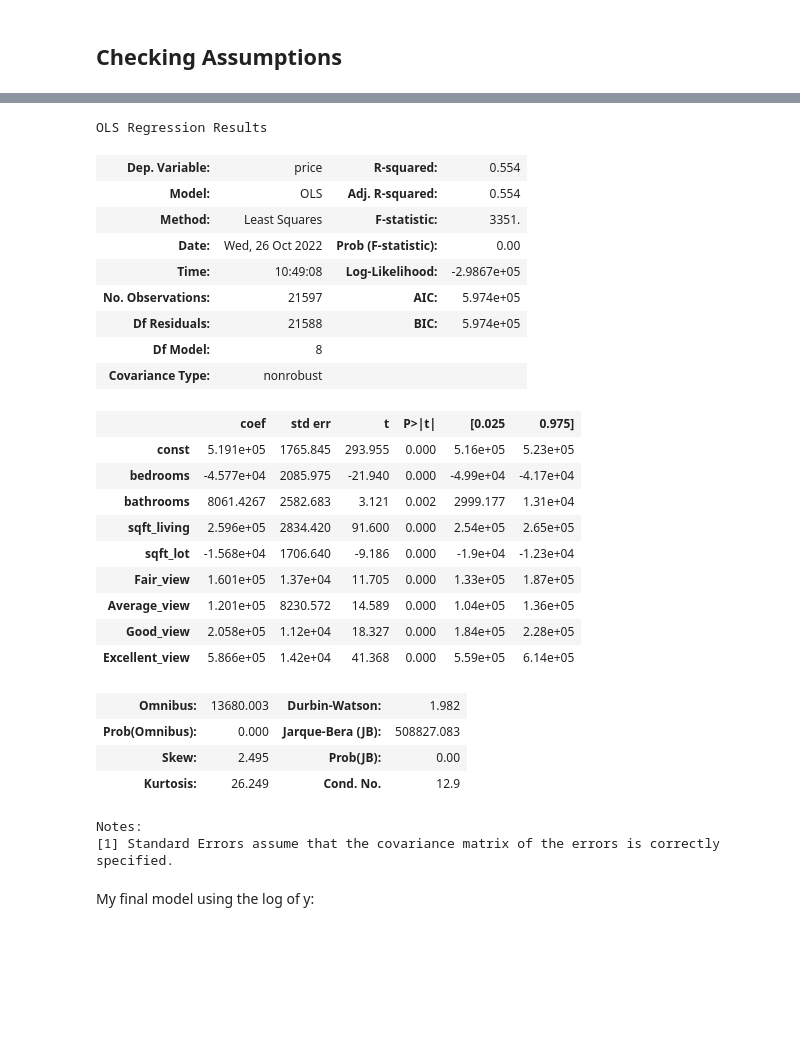
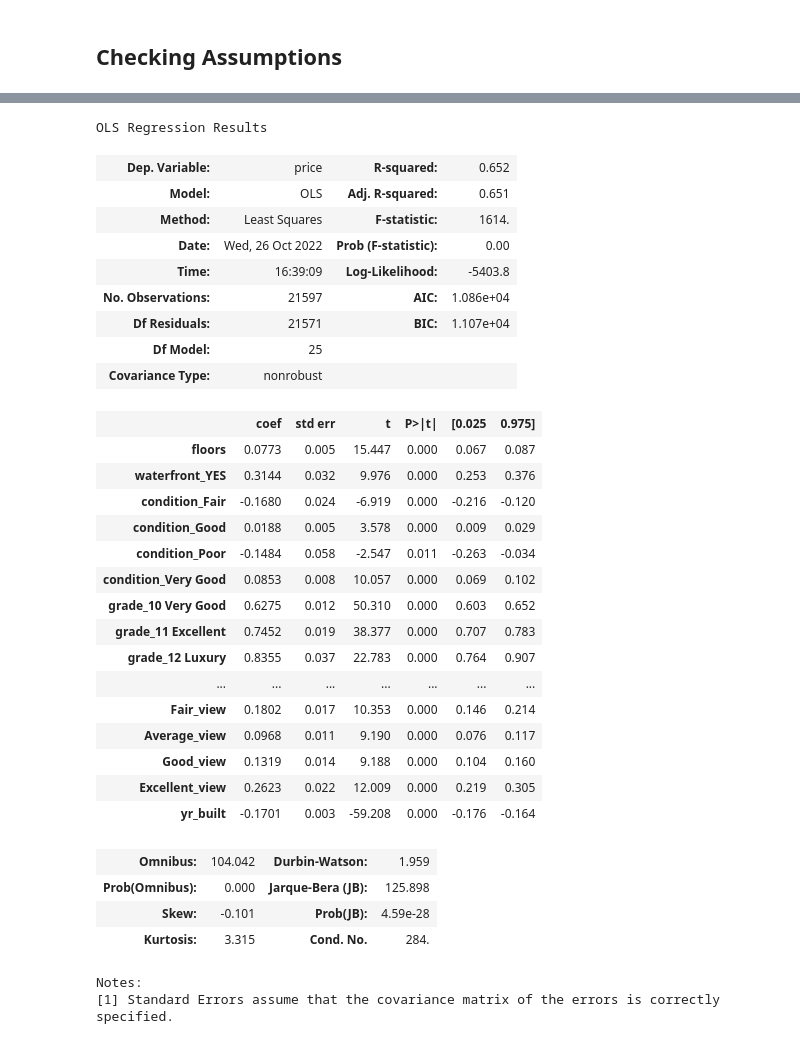
Before and after one commit to DrewFHolcombe/Housing-Sales-Analysis, a Jupyter notebook: Scratch Code/Drew.ipynb, the cells around one changed output, grey strips where cells are left out. Drawn from its saved outputs; the diff is of its cells as text; code cells hidden in the pictures; blank space fills up the shorter version.

```diff
--- a/Scratch Code/Drew.ipynb
+++ b/Scratch Code/Drew.ipynb
@@ -317,2 +911,2 @@ view_dummies
 # %%
-x_nums = df.drop(labels=["id","date","price","floors","waterfront","condition","grade","yr_built","view"], axis=1)
+test = x_c_comb.drop(labels="yr_built",axis=1)
@@ -325,4 +913 @@ add_views(x_c)
-# %%
-y = df["price"]
-y_log = np.log(y)
 # %%
@@ -362,31 +950,40 @@ x_c2 = x_c.drop("No_view", axis=1)
+# %%
+yr_scaled = (x_c_comb["yr_built"] - np.mean(x_c_comb["yr_built"])) / np.std(x_c_comb["yr_built"])
+yr_scaled_df = pd.DataFrame(yr_scaled, index=x_c_comb["yr_built"].index)
+# %%
+x_c_comb2 = test.merge(yr_scaled_df,left_index=True, right_index=True)
 # %%
-sm.OLS(y, x_c2).fit().summary()
+sm.OLS(y_log, x_c_comb2).fit().summary()
 # %% [output]
 OLS Regression Results
-| Dep. Variable: | price | R-squared: | 0.554 |
-| Model: | OLS | Adj. R-squared: | 0.554 |
-| Method: | Least Squares | F-statistic: | 3351. |
+| Dep. Variable: | price | R-squared: | 0.652 |
+| Model: | OLS | Adj. R-squared: | 0.651 |
+| Method: | Least Squares | F-statistic: | 1614. |
 | Date: | Wed, 26 Oct 2022 | Prob (F-statistic): | 0.00 |
-| Time: | 10:49:08 | Log-Likelihood: | -2.9867e+05 |
-| No. Observations: | 21597 | AIC: | 5.974e+05 |
-| Df Residuals: | 21588 | BIC: | 5.974e+05 |
-| Df Model: | 8 |  |  |
+| Time: | 16:39:09 | Log-Likelihood: | -5403.8 |
+| No. Observations: | 21597 | AIC: | 1.086e+04 |
+| Df Residuals: | 21571 | BIC: | 1.107e+04 |
+| Df Model: | 25 |  |  |
 | Covariance Type: | nonrobust |  |  |
 |  | coef | std err | t | P>|t| | [0.025 | 0.975] |
-| const | 5.191e+05 | 1765.845 | 293.955 | 0.000 | 5.16e+05 | 5.23e+05 |
-| bedrooms | -4.577e+04 | 2085.975 | -21.940 | 0.000 | -4.99e+04 | -4.17e+04 |
-| bathrooms | 8061.4267 | 2582.683 | 3.121 | 0.002 | 2999.177 | 1.31e+04 |
-| sqft_living | 2.596e+05 | 2834.420 | 91.600 | 0.000 | 2.54e+05 | 2.65e+05 |
-| sqft_lot | -1.568e+04 | 1706.640 | -9.186 | 0.000 | -1.9e+04 | -1.23e+04 |
-| Fair_view | 1.601e+05 | 1.37e+04 | 11.705 | 0.000 | 1.33e+05 | 1.87e+05 |
-| Average_view | 1.201e+05 | 8230.572 | 14.589 | 0.000 | 1.04e+05 | 1.36e+05 |
-| Good_view | 2.058e+05 | 1.12e+04 | 18.327 | 0.000 | 1.84e+05 | 2.28e+05 |
-| Excellent_view | 5.866e+05 | 1.42e+04 | 41.368 | 0.000 | 5.59e+05 | 6.14e+05 |
+| floors | 0.0773 | 0.005 | 15.447 | 0.000 | 0.067 | 0.087 |
+| waterfront_YES | 0.3144 | 0.032 | 9.976 | 0.000 | 0.253 | 0.376 |
+| condition_Fair | -0.1680 | 0.024 | -6.919 | 0.000 | -0.216 | -0.120 |
+| condition_Good | 0.0188 | 0.005 | 3.578 | 0.000 | 0.009 | 0.029 |
+| condition_Poor | -0.1484 | 0.058 | -2.547 | 0.011 | -0.263 | -0.034 |
+| condition_Very Good | 0.0853 | 0.008 | 10.057 | 0.000 | 0.069 | 0.102 |
+| grade_10 Very Good | 0.6275 | 0.012 | 50.310 | 0.000 | 0.603 | 0.652 |
+| grade_11 Excellent | 0.7452 | 0.019 | 38.377 | 0.000 | 0.707 | 0.783 |
+| grade_12 Luxury | 0.8355 | 0.037 | 22.783 | 0.000 | 0.764 | 0.907 |
+| ... | ... | ... | ... | ... | ... | ... |
+| Fair_view | 0.1802 | 0.017 | 10.353 | 0.000 | 0.146 | 0.214 |
+| Average_view | 0.0968 | 0.011 | 9.190 | 0.000 | 0.076 | 0.117 |
+| Good_view | 0.1319 | 0.014 | 9.188 | 0.000 | 0.104 | 0.160 |
+| Excellent_view | 0.2623 | 0.022 | 12.009 | 0.000 | 0.219 | 0.305 |
+| yr_built | -0.1701 | 0.003 | -59.208 | 0.000 | -0.176 | -0.164 |
-| Omnibus: | 13680.003 | Durbin-Watson: | 1.982 |
-| Prob(Omnibus): | 0.000 | Jarque-Bera (JB): | 508827.083 |
-| Skew: | 2.495 | Prob(JB): | 0.00 |
-| Kurtosis: | 26.249 | Cond. No. | 12.9 |
+| Omnibus: | 104.042 | Durbin-Watson: | 1.959 |
+| Prob(Omnibus): | 0.000 | Jarque-Bera (JB): | 125.898 |
+| Skew: | -0.101 | Prob(JB): | 4.59e-28 |
+| Kurtosis: | 3.315 | Cond. No. | 284. |
 Notes:
 [1] Standard Errors assume that the covariance matrix of the errors is correctly specified.
-# %% [markdown]
-My final model using the log of y:
```
Also changed, not shown: parts of 106 cells of this notebook.
